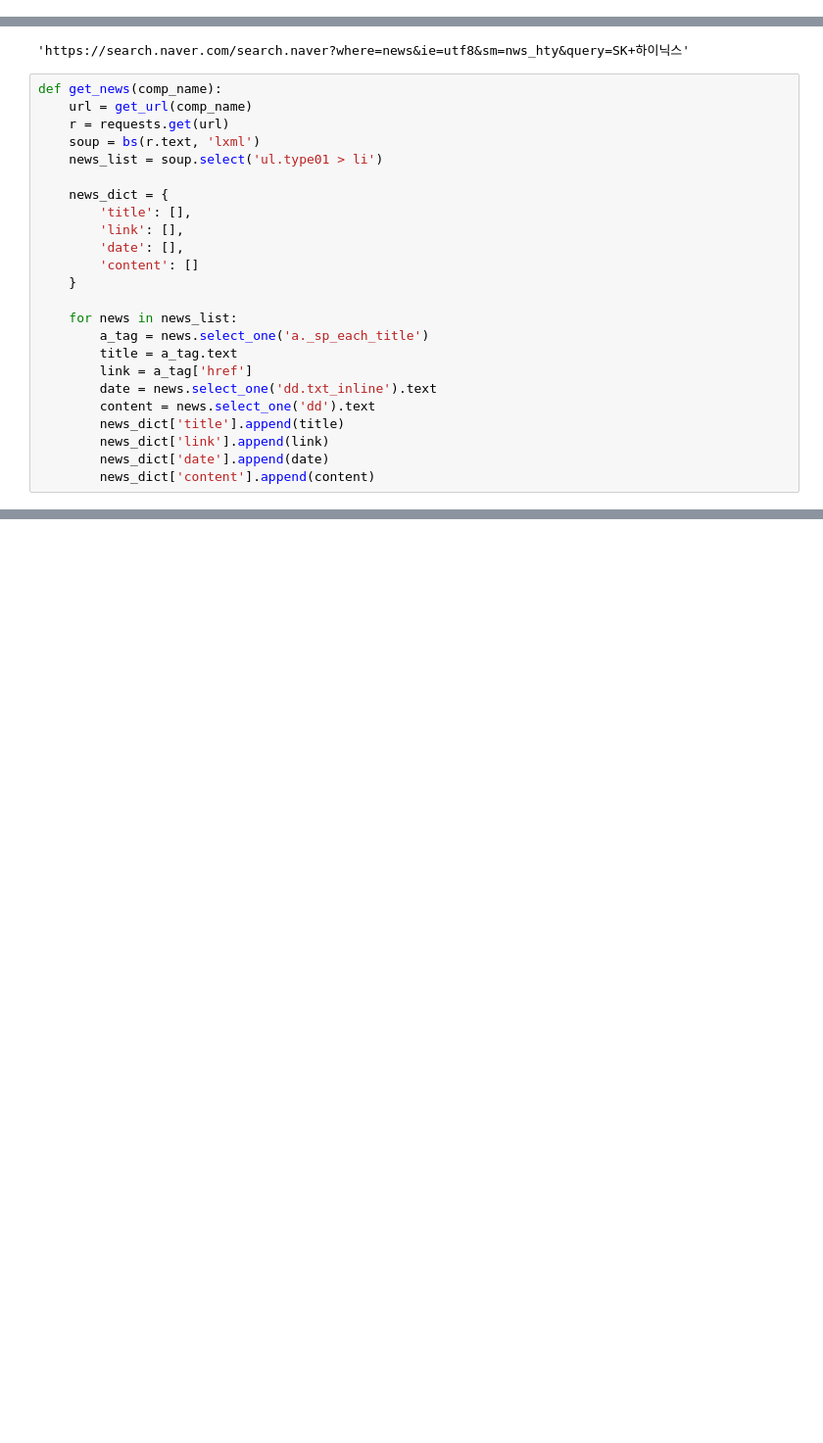
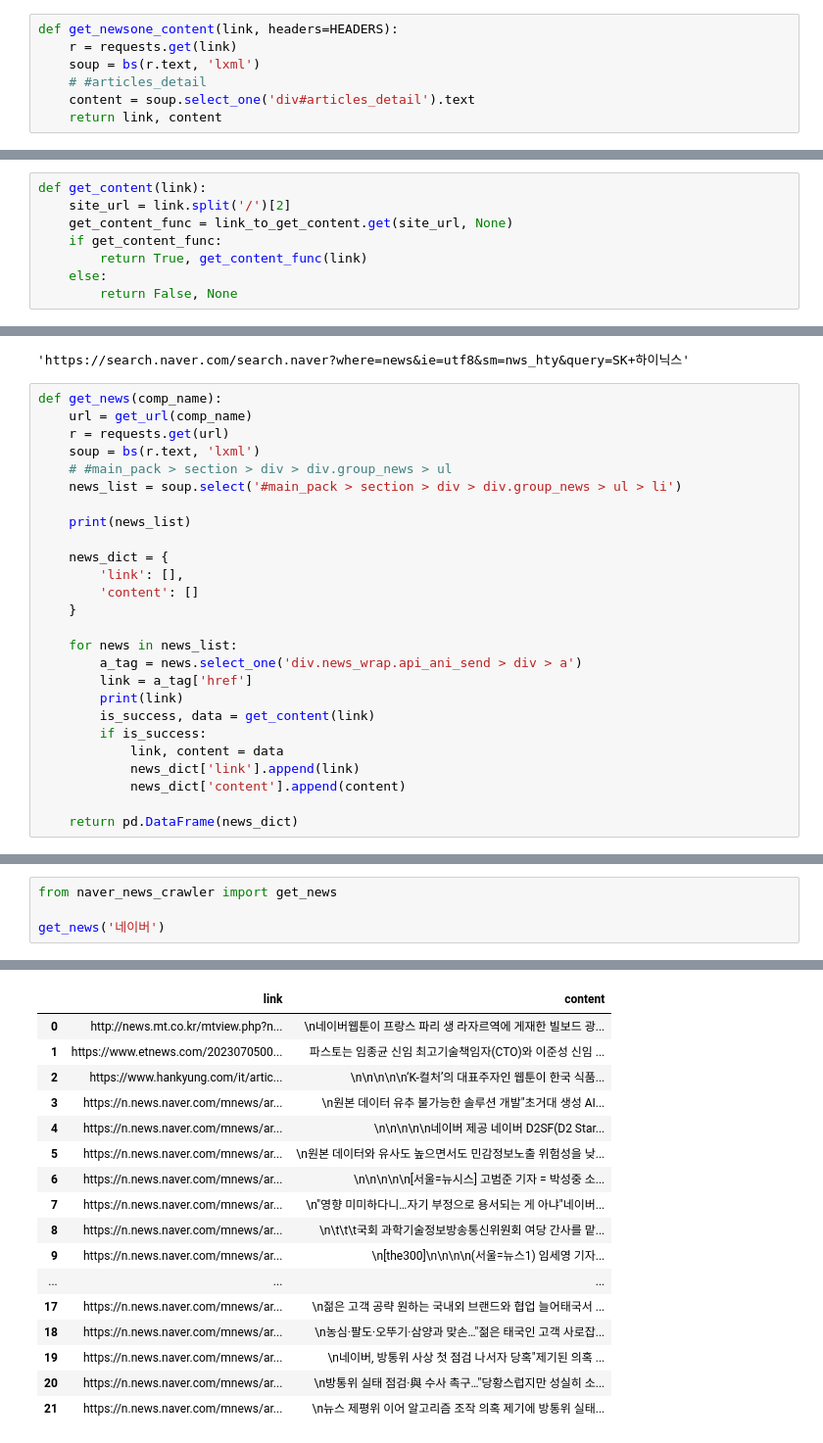
Before and after one commit to parking-place/EZPZ_Project, a Jupyter notebook: modules/crawlers/naver_news_crawler.ipynb, the cells around one changed output, grey strips where cells are left out. Shown at 98% size. Cells and saved outputs as stored; diff of their text form; blank space fills up the shorter version.

```diff
--- a/modules/crawlers/naver_news_crawler.ipynb
+++ b/modules/crawlers/naver_news_crawler.ipynb
@@ -5,0 +68,7 @@ from bs4 import BeautifulSoup as bs
+# %%
+def get_newsone_content(link, headers=HEADERS):
+    r = requests.get(link)
+    soup = bs(r.text, 'lxml')
+    # #articles_detail
+    content = soup.select_one('div#articles_detail').text
+    return link, content
@@ -6,3 +97,11 @@ from bs4 import BeautifulSoup as bs
+# %%
+def get_content(link):
+    site_url = link.split('/')[2]
+    get_content_func = link_to_get_content.get(site_url, None)
+    if get_content_func:
+        return True, get_content_func(link)
+    else:
+        return False, None
 # %%
 BASE_URL = r'https://search.naver.com/search.naver?where=news&ie=utf8&sm=nws_hty&query='
 
@@ -19,22 +118,24 @@ def get_news(comp_name):
     url = get_url(comp_name)
     r = requests.get(url)
     soup = bs(r.text, 'lxml')
-    news_list = soup.select('ul.type01 > li')
+    # #main_pack > section > div > div.group_news > ul
+    news_list = soup.select('#main_pack > section > div > div.group_news > ul > li')
+
+    print(news_list)
 
     news_dict = {
-        'title': [],
         'link': [],
-        'date': [],
         'content': []
     }
 
     for news in news_list:
-        a_tag = news.select_one('a._sp_each_title')
-        title = a_tag.text
+        a_tag = news.select_one('div.news_wrap.api_ani_send > div > a')
         link = a_tag['href']
-        date = news.select_one('dd.txt_inline').text
-        content = news.select_one('dd').text
-        news_dict['title'].append(title)
-        news_dict['link'].append(link)
-        news_dict['date'].append(date)
-        news_dict['content'].append(content)
+        print(link)
+        is_success, data = get_content(link)
+        if is_success:
+            link, content = data
+            news_dict['link'].append(link)
+            news_dict['content'].append(content)
+
+    return pd.DataFrame(news_dict)
@@ -40,0 +165,5 @@ def get_news(comp_name):
+# %%
+from naver_news_crawler import get_news
+
+get_news('네이버')
+# %% [output]
@@ -40,0 +187,17 @@ def get_news(comp_name):
+|  | link | content |
+| 0 | http://news.mt.co.kr/mtview.php?n... | \n네이버웹툰이 프랑스 파리 생 라자르역에 게재한 빌보드 광... |
+| 1 | https://www.etnews.com/2023070500... | 파스토는 임종균 신임 최고기술책임자(CTO)와 이준성 신임 ... |
+| 2 | https://www.hankyung.com/it/artic... | \n\n\n\n\n‘K-컬처’의 대표주자인 웹툰이 한국 식품... |
+| 3 | https://n.news.naver.com/mnews/ar... | \n원본 데이터 유추 불가능한 솔루션 개발"초거대 생성 AI... |
+| 4 | https://n.news.naver.com/mnews/ar... | \n\n\n\n\n네이버 제공 네이버 D2SF(D2 Star... |
+| 5 | https://n.news.naver.com/mnews/ar... | \n원본 데이터와 유사도 높으면서도 민감정보노출 위험성을 낮... |
+| 6 | https://n.news.naver.com/mnews/ar... | \n\n\n\n\n[서울=뉴시스] 고범준 기자 = 박성중 소... |
+| 7 | https://n.news.naver.com/mnews/ar... | \n"영향 미미하다니…자기 부정으로 용서되는 게 아냐"네이버... |
+| 8 | https://n.news.naver.com/mnews/ar... | \n\t\t\t국회 과학기술정보방송통신위원회 여당 간사를 맡... |
+| 9 | https://n.news.naver.com/mnews/ar... | \n[the300]\n\n\n\n(서울=뉴스1) 임세영 기자... |
+| ... | ... | ... |
+| 17 | https://n.news.naver.com/mnews/ar... | \n젊은 고객 공략 원하는 국내외 브랜드와 협업 늘어태국서 ... |
+| 18 | https://n.news.naver.com/mnews/ar... | \n농심·팔도·오뚜기·삼양과 맞손…"젊은 태국인 고객 사로잡... |
+| 19 | https://n.news.naver.com/mnews/ar... | \n네이버, 방통위 사상 첫 점검 나서자 당혹"제기된 의혹 ... |
+| 20 | https://n.news.naver.com/mnews/ar... | \n방통위 실태 점검·與 수사 촉구…"당황스럽지만 성실히 소... |
+| 21 | https://n.news.naver.com/mnews/ar... | \n뉴스 제평위 이어 알고리즘 조작 의혹 제기에 방통위 실태... |
```
Also changed, not shown: parts of 14 cells of this notebook, 2 other files.
